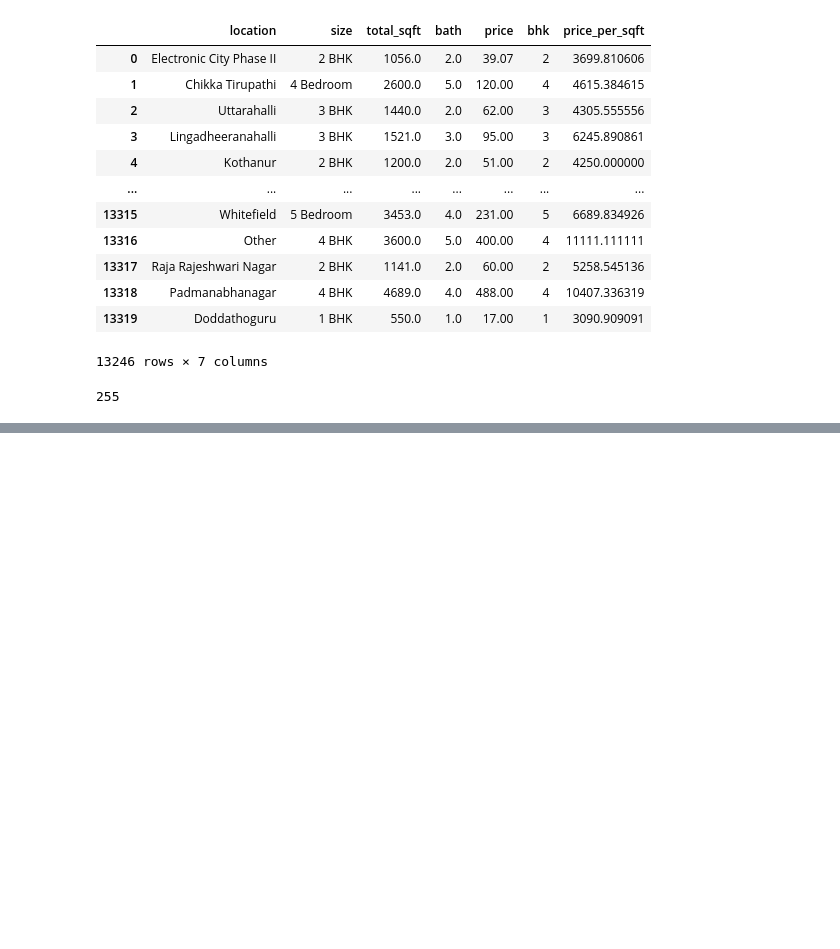
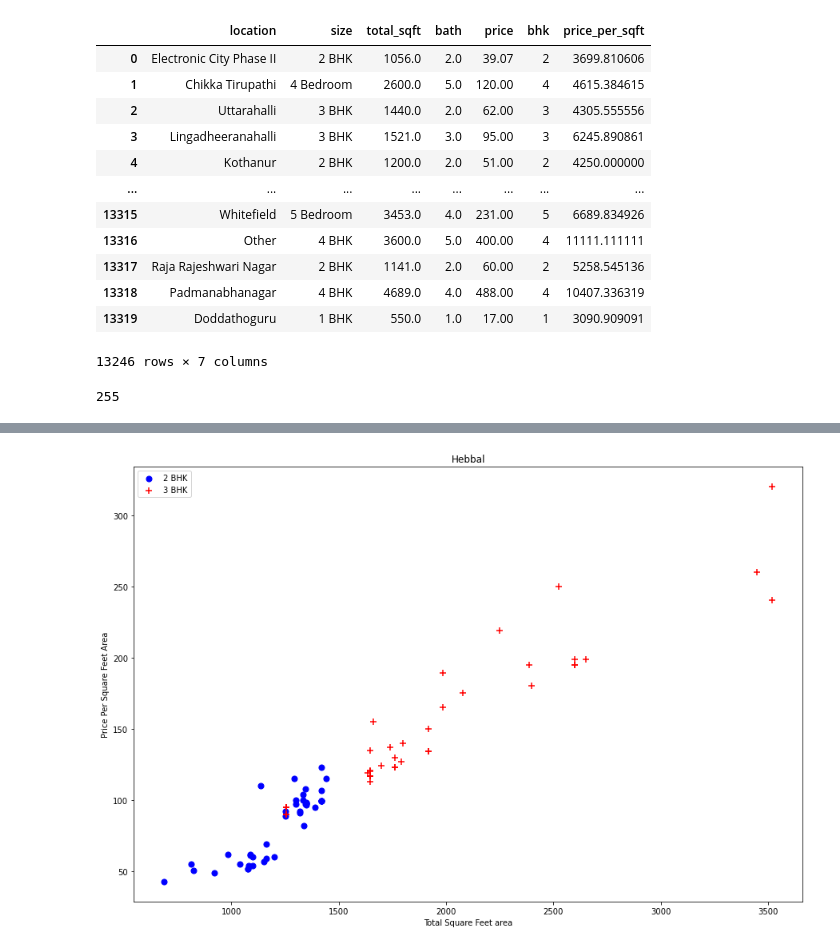
Before and after one commit to anantsinha/housing_price_prediction, a Jupyter notebook: housing_price_prediction.ipynb, the cells around one changed output, grey strips where cells are left out. Drawn from its saved outputs; the diff is of its cells as text; code cells hidden in the pictures; blank space fills up the shorter version.

```diff
--- a/housing_price_prediction.ipynb
+++ b/housing_price_prediction.ipynb
@@ -272,0 +363,4 @@ len(housing_prices['location'].unique())
+# %%
+generateScatterPlot(housing_prices, 'Hebbal')
+# %% [output]
+[figure, added]
```
Also changed, not shown: parts of 30 cells of this notebook.
